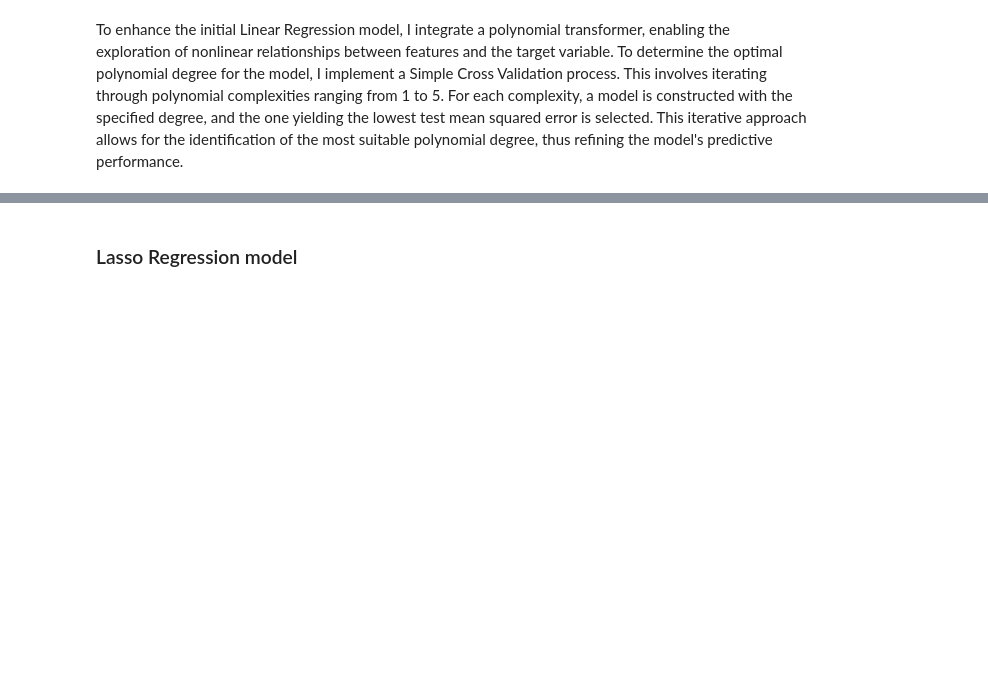
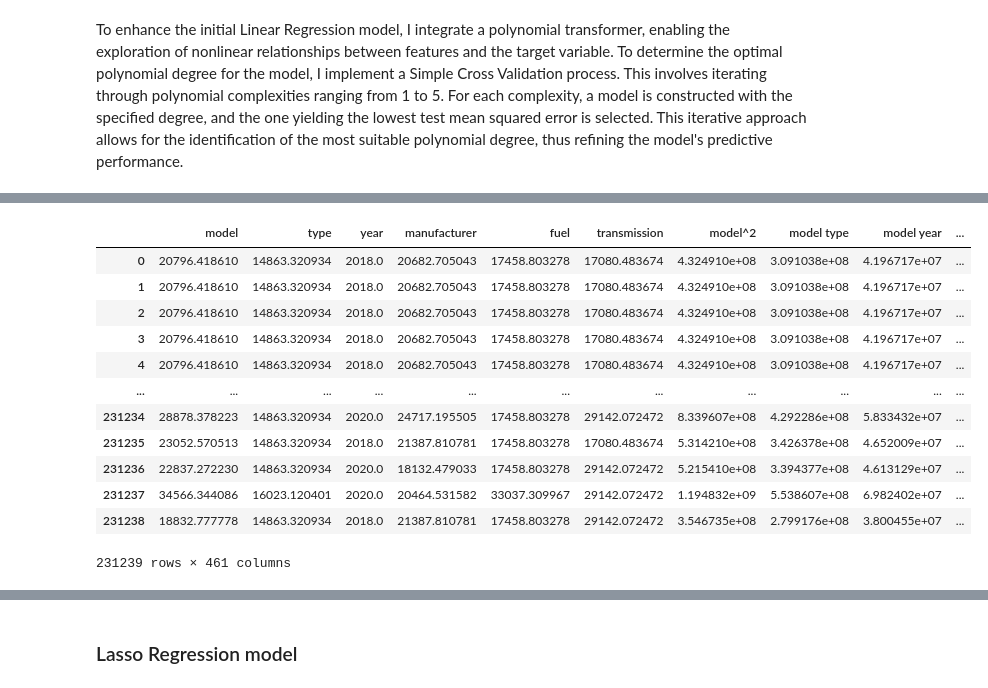
Before and after one commit to shivaallala/Used-Car-dealership-cost-Prediction, a Jupyter notebook: Car-Price-Prediction.ipynb, the cells around one changed output, grey strips where cells are left out. Cells and saved outputs as stored; diff of their text form; code cells hidden in the pictures; blank space fills up the shorter version.

```diff
--- a/Car-Price-Prediction.ipynb
+++ b/Car-Price-Prediction.ipynb
@@ -746,0 +727,25 @@ plt.show()
+# %%
+X = cars_modeling.drop('price', axis = 1)
+y = cars_modeling['price']
+
+X_train, X_test, y_train, y_test = train_test_split(X, y, random_state = 42, test_size = .3)
+# %%
+# Degree 5 shown best from above model
+poly5 = PolynomialFeatures(degree = 5, include_bias = False)
+all_degree_5_combinations = poly5.fit_transform(X)
+all_degree_5_combinations = pd.DataFrame(all_degree_5_combinations, columns = poly5.get_feature_names_out())
+all_degree_5_combinations
+# %% [output]
+|  | model | type | year | manufacturer | fuel | transmission | model^2 | model type | model year | ... |
+| 0 | 20796.418610 | 14863.320934 | 2018.0 | 20682.705043 | 17458.803278 | 17080.483674 | 4.324910e+08 | 3.091038e+08 | 4.196717e+07 | ... |
+| 1 | 20796.418610 | 14863.320934 | 2018.0 | 20682.705043 | 17458.803278 | 17080.483674 | 4.324910e+08 | 3.091038e+08 | 4.196717e+07 | ... |
+| 2 | 20796.418610 | 14863.320934 | 2018.0 | 20682.705043 | 17458.803278 | 17080.483674 | 4.324910e+08 | 3.091038e+08 | 4.196717e+07 | ... |
+| 3 | 20796.418610 | 14863.320934 | 2018.0 | 20682.705043 | 17458.803278 | 17080.483674 | 4.324910e+08 | 3.091038e+08 | 4.196717e+07 | ... |
+| 4 | 20796.418610 | 14863.320934 | 2018.0 | 20682.705043 | 17458.803278 | 17080.483674 | 4.324910e+08 | 3.091038e+08 | 4.196717e+07 | ... |
+| ... | ... | ... | ... | ... | ... | ... | ... | ... | ... | ... |
+| 231234 | 28878.378223 | 14863.320934 | 2020.0 | 24717.195505 | 17458.803278 | 29142.072472 | 8.339607e+08 | 4.292286e+08 | 5.833432e+07 | ... |
+| 231235 | 23052.570513 | 14863.320934 | 2018.0 | 21387.810781 | 17458.803278 | 17080.483674 | 5.314210e+08 | 3.426378e+08 | 4.652009e+07 | ... |
+| 231236 | 22837.272230 | 14863.320934 | 2020.0 | 18132.479033 | 17458.803278 | 29142.072472 | 5.215410e+08 | 3.394377e+08 | 4.613129e+07 | ... |
+| 231237 | 34566.344086 | 16023.120401 | 2020.0 | 20464.531582 | 33037.309967 | 29142.072472 | 1.194832e+09 | 5.538607e+08 | 6.982402e+07 | ... |
+| 231238 | 18832.777778 | 14863.320934 | 2018.0 | 21387.810781 | 17458.803278 | 29142.072472 | 3.546735e+08 | 2.799176e+08 | 3.800455e+07 | ... |
+231239 rows × 461 columns
```
Also changed, not shown: parts of 59 cells of this notebook.
